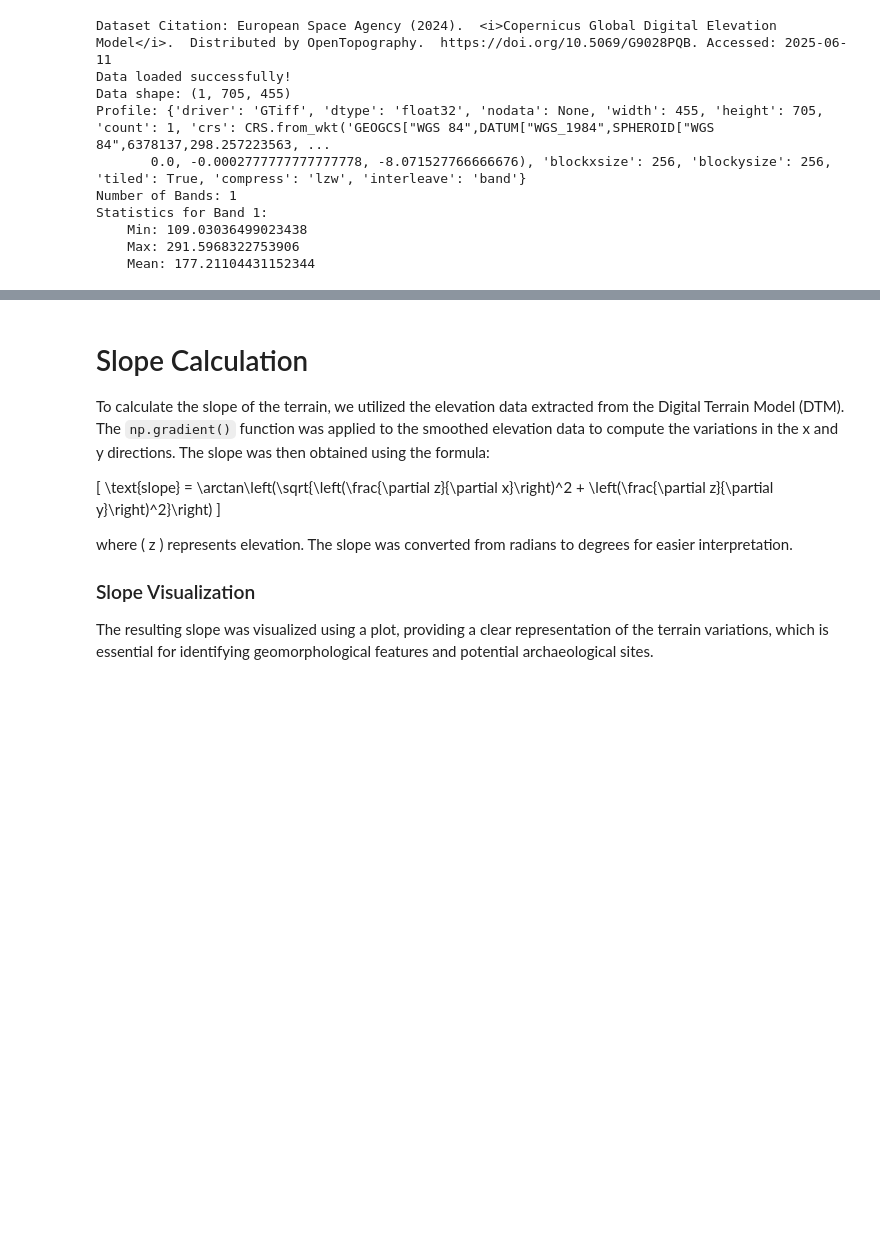
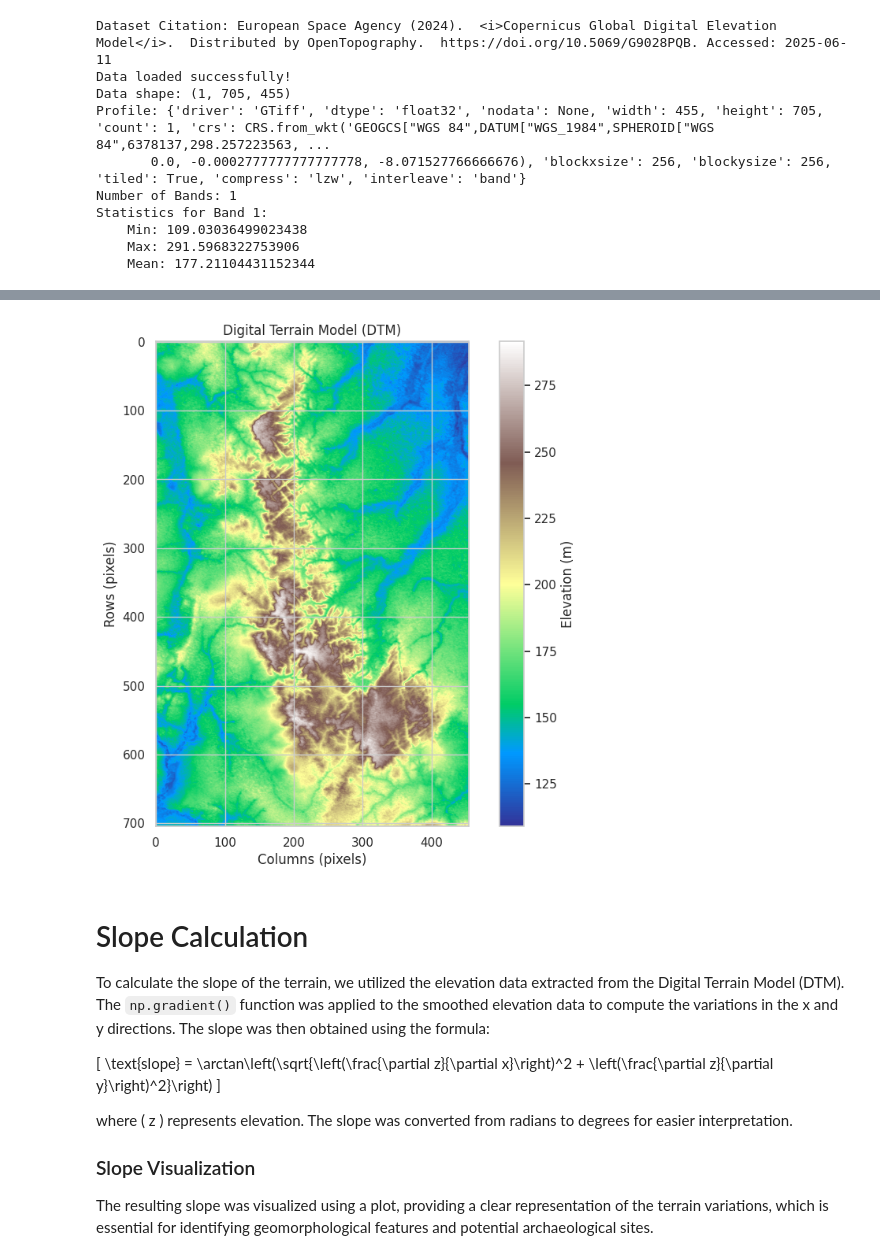
Before and after one commit to 4cruzeta/ratanaba_kaggle, a Jupyter notebook: we-will-find-brazilian-amazon-ratanaba.ipynb, the cells around one changed output, grey strips where cells are left out. Cells and saved outputs as stored; diff of their text form; code cells hidden in the pictures; blank space fills up the shorter version.

Commit message:
Added generate and show DTM image.

```diff
--- a/we-will-find-brazilian-amazon-ratanaba.ipynb
+++ b/we-will-find-brazilian-amazon-ratanaba.ipynb
@@ -699,3 +768,11 @@ Statistics for Band 1:
+# %%
+# Cell: Visualizing the Digital Terrain Model (DTM)
+
+# Visualize the DTM using the previously saved output path
+output_dtm_path = '/kaggle/working/dtm_output.tif'  # Path to the saved DTM
+visualize_raster_dtm(output_dtm_path)  # Call the visualization function
+# %% [output]
+[figure, added]
 # %% [markdown]
 #  Slope Calculation
 
```
Also changed, not shown: parts of 6 cells of this notebook.
